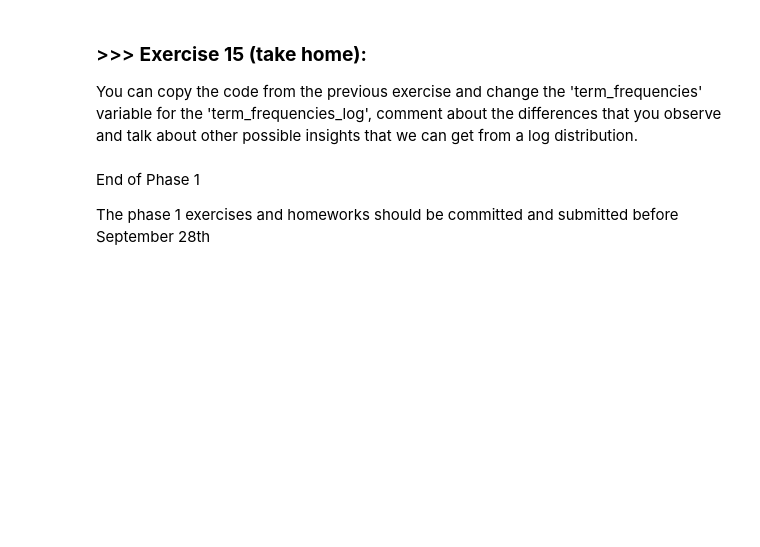
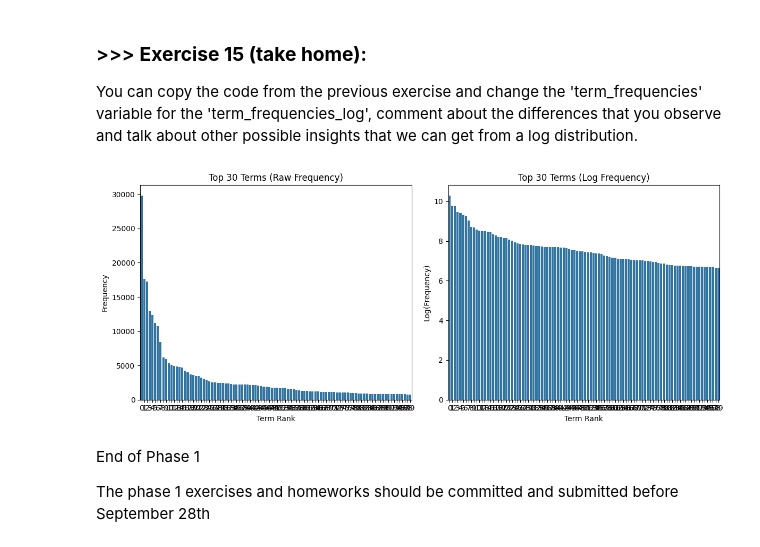
Before and after one commit to zeroannnn/DM2025-Lab1-Exercise, a Jupyter notebook: DM2025-Lab1-Master.ipynb, the cells around one changed output. Drawn from its saved outputs; the diff is of its cells as text; code cells hidden in the pictures; blank space fills up the shorter version.

```diff
--- a/DM2025-Lab1-Master.ipynb
+++ b/DM2025-Lab1-Master.ipynb
@@ -1433,3 +1418,37 @@ fig.show()
+# %%
+# Answer here
+import numpy as np
+import matplotlib.pyplot as plt
+import seaborn as sns
+
+sorted_idx = np.argsort(term_frequencies)[::-1]
+sorted_words = vocab[sorted_idx]
+sorted_freqs = freqs[sorted_idx]
+log_freqs = np.log1p(sorted_freqs)
+
+plt.figure(figsize=(12,5))
+
+plt.subplot(1,2,1)
+sns.barplot(x=np.arange(100), y=sorted_freqs[:100])
+plt.title("Top 30 Terms (Raw Frequency)")
+plt.xlabel("Term Rank")
+plt.ylabel("Frequency")
+
+plt.subplot(1,2,2)
+sns.barplot(x=np.arange(100), y=log_freqs[:100])
+plt.title("Top 30 Terms (Log Frequency)")
+plt.xlabel("Term Rank")
+plt.ylabel("Log(Frequency)")
+
+plt.tight_layout()
+plt.show()
+
+# 我觀察到將 frequency 轉換成 log 的形式，可以更有感覺的體驗到資料值之間的差距，且同時維持相同的相對大小關係
+# 因為原本的 raw freqyency 會因為某些少數的 term 出現頻率極高，而佔據了 y 軸，導致其他 terms 的頻率，在圖表上看起來只有稍稍起伏
+# 轉成 log 以後，就比較不會有這麼失衡的情況，相較低頻的詞變的較容易觀察
+# 因此 log 是一個很適合做特徵選擇的工具
+# %% [output]
+[figure, added]
 # %% [markdown]
 End of Phase 1
 
```
Also changed, not shown: parts of 4 cells of this notebook.
